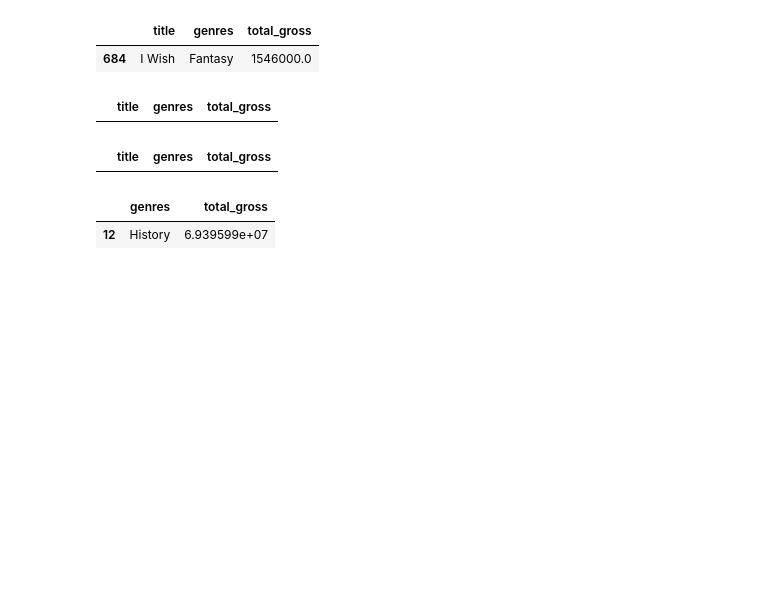
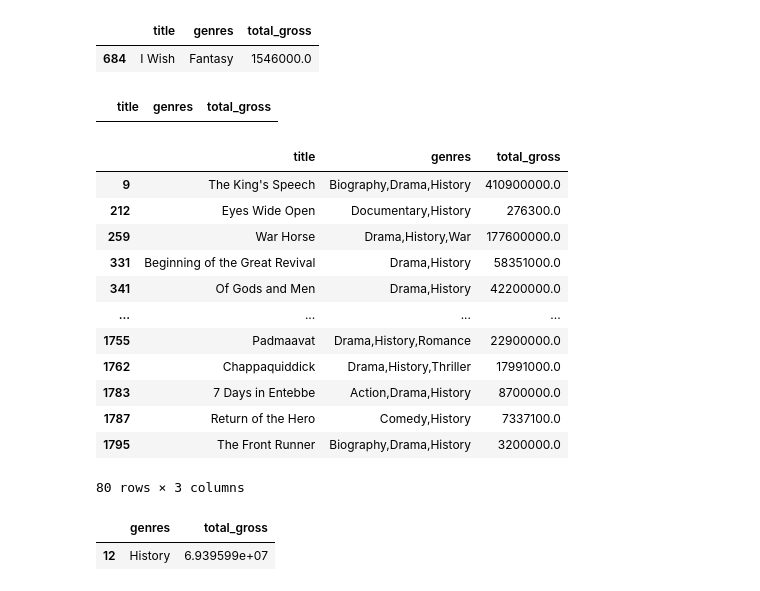
Before and after one commit to raizelistaken/project1_MovieDataAnalysis, a Jupyter notebook: Question3 Branch.ipynb, the cells around one changed output. Saved outputs shown, nothing was run; the diff lists cells and outputs as text; code cells hidden in the pictures; blank space fills up the shorter version.

```diff
--- a/Question3 Branch.ipynb
+++ b/Question3 Branch.ipynb
@@ -249,4 +235,4 @@ genre_gross_dict.head(26)
 # %%
 """Isolating the genres and total_gross columns for a better visual"""
-master_df = master_table.groupby(['title'])['title','genres','total_gross'].head()
+master_df = genre_gross_dict.groupby(['title'])['title','genres','total_gross'].head()
 master_df.head()
@@ -365,9 +344,21 @@ master_df.loc[(master_df['genres']) == 'Game-Show']
 # %% [output]
 |  | title | genres | total_gross |
 # %%
-master_df.loc[(master_df['genres']) == 'History']
+master_df.loc[master_df['genres'].str.contains('History')]
 # %% [output]
 |  | title | genres | total_gross |
+| 9 | The King's Speech | Biography,Drama,History | 410900000.0 |
+| 212 | Eyes Wide Open | Documentary,History | 276300.0 |
+| 259 | War Horse | Drama,History,War | 177600000.0 |
+| 331 | Beginning of the Great Revival | Drama,History | 58351000.0 |
+| 341 | Of Gods and Men | Drama,History | 42200000.0 |
+| ... | ... | ... | ... |
+| 1755 | Padmaavat | Drama,History,Romance | 22900000.0 |
+| 1762 | Chappaquiddick | Drama,History,Thriller | 17991000.0 |
+| 1783 | 7 Days in Entebbe | Action,Drama,History | 8700000.0 |
+| 1787 | Return of the Hero | Comedy,History | 7337100.0 |
+| 1795 | The Front Runner | Biography,Drama,History | 3200000.0 |
+80 rows × 3 columns
 # %%
 genre_gross_dict.loc[(genre_gross_dict['genres']) == 'History']
 # %% [output]
```
Also changed, not shown: parts of 2 cells of this notebook.
